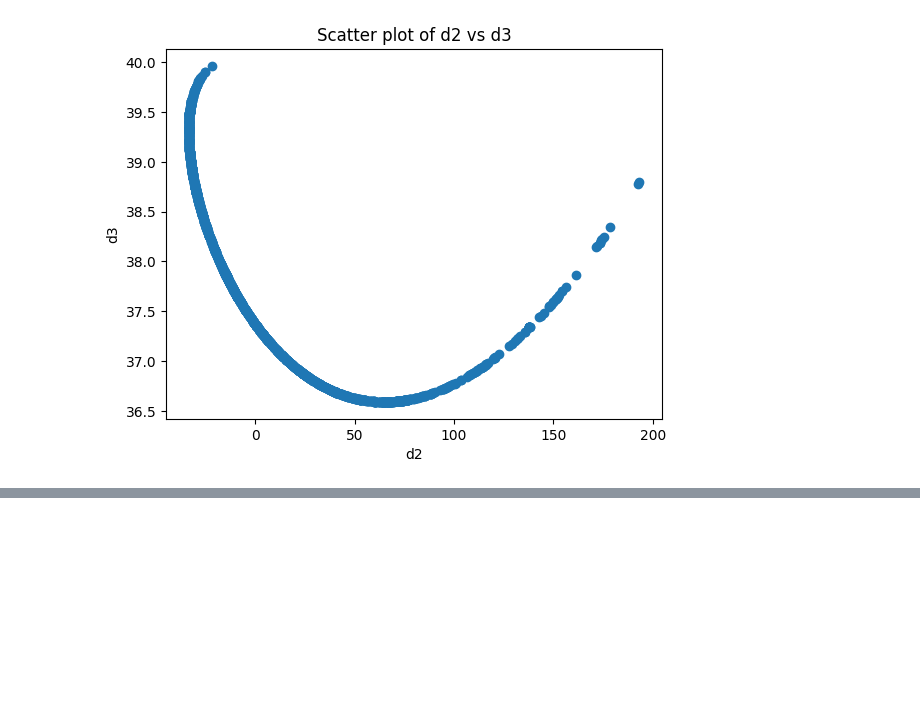
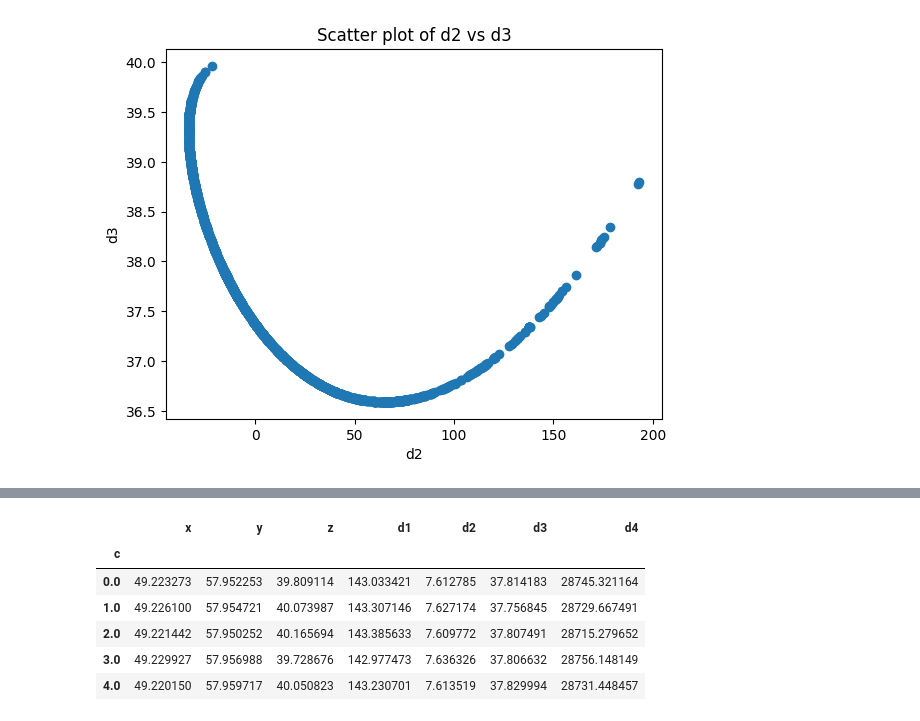
Before and after one commit to odehamer/cs577_assignment4, a Jupyter notebook: assignment4-2.ipynb, the cells around one changed output, grey strips where cells are left out. Saved outputs shown, nothing was run; the diff lists cells and outputs as text; code cells hidden in the pictures; blank space fills up the shorter version.

```diff
--- a/assignment4-2.ipynb
+++ b/assignment4-2.ipynb
@@ -145,0 +188,11 @@ plt.show()
+# %%
+group_means = data_df.groupby('c').mean()
+display(group_means.head())
+# %% [output]
+|  | x | y | z | d1 | d2 | d3 | d4 |
+| c |  |  |  |  |  |  |  |
+| 0.0 | 49.223273 | 57.952253 | 39.809114 | 143.033421 | 7.612785 | 37.814183 | 28745.321164 |
+| 1.0 | 49.226100 | 57.954721 | 40.073987 | 143.307146 | 7.627174 | 37.756845 | 28729.667491 |
+| 2.0 | 49.221442 | 57.950252 | 40.165694 | 143.385633 | 7.609772 | 37.807491 | 28715.279652 |
+| 3.0 | 49.229927 | 57.956988 | 39.728676 | 142.977473 | 7.636326 | 37.806632 | 28756.148149 |
+| 4.0 | 49.220150 | 57.959717 | 40.050823 | 143.230701 | 7.613519 | 37.829994 | 28731.448457 |
```
Also changed, not shown: parts of 6 cells of this notebook, 1 other file.
